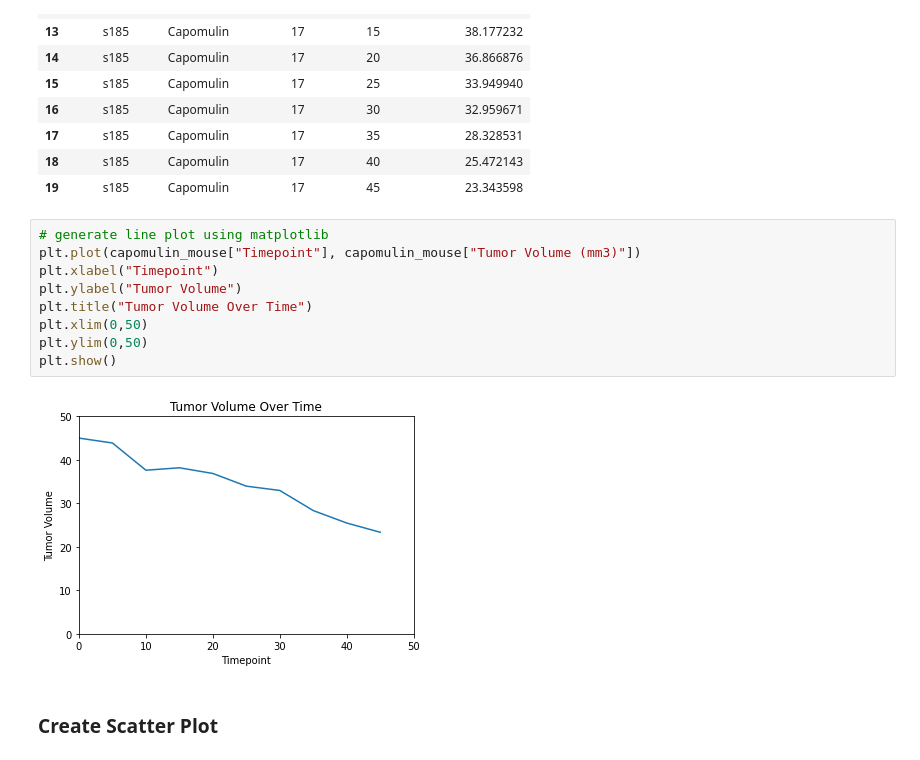
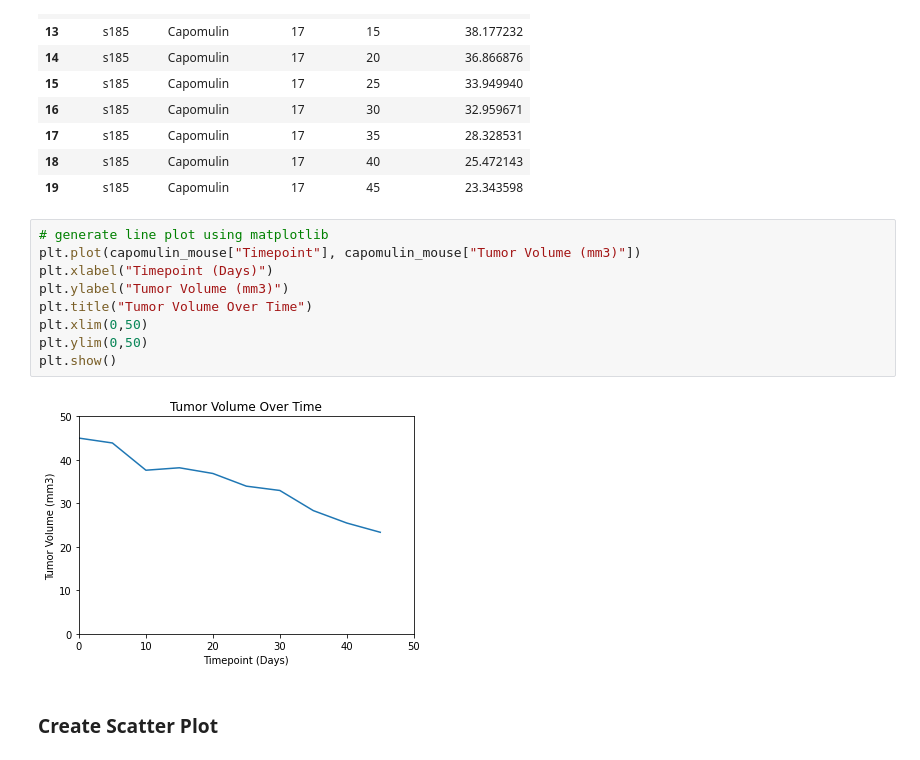
Before and after one commit to bjohn004/pharma-data-plots, a Jupyter notebook: Pymaceuticals/pymaceuticals_Submittal.ipynb, the cells around one changed output. Saved outputs shown, nothing was run; the diff lists cells and outputs as text.

```diff
--- a/Pymaceuticals/pymaceuticals_Submittal.ipynb
+++ b/Pymaceuticals/pymaceuticals_Submittal.ipynb
@@ -751,14 +751,14 @@ capomulin_mouse
 # %%
 # generate line plot using matplotlib
 plt.plot(capomulin_mouse["Timepoint"], capomulin_mouse["Tumor Volume (mm3)"])
-plt.xlabel("Timepoint")
-plt.ylabel("Tumor Volume")
+plt.xlabel("Timepoint (Days)")
+plt.ylabel("Tumor Volume (mm3)")
 plt.title("Tumor Volume Over Time")
 plt.xlim(0,50)
 plt.ylim(0,50)
 plt.show()
 # %% [output]
-[figure, old version]
+[figure, new version]
 # %% [markdown]
 ### Create Scatter Plot
 # %%
```
Also changed, not shown: parts of 1 cell of this notebook.
